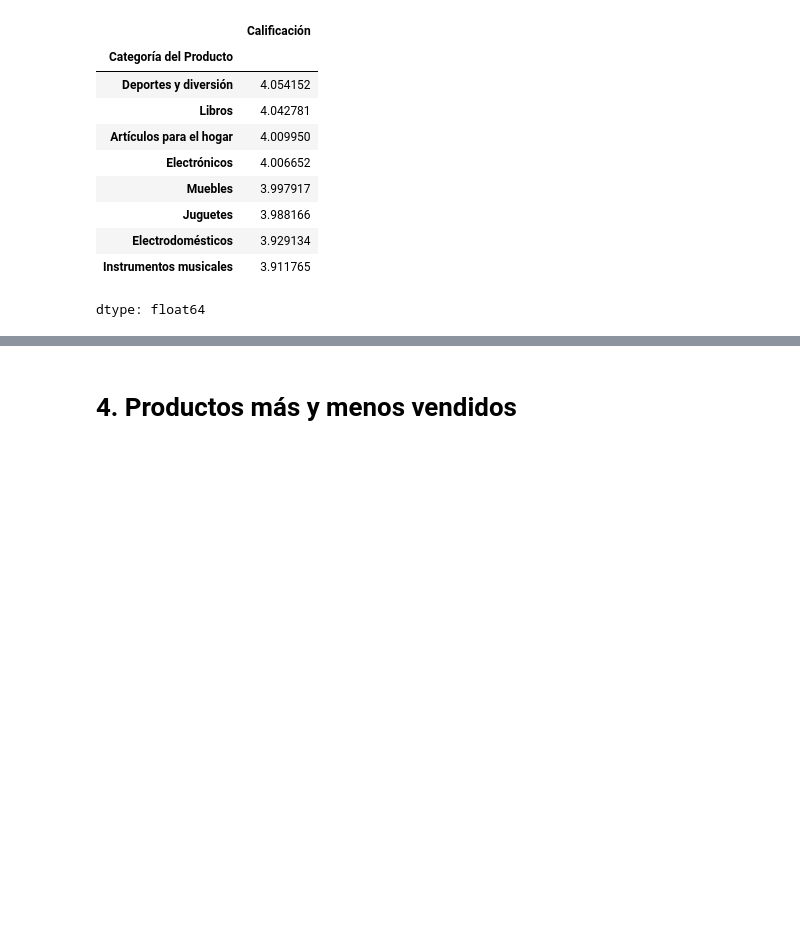
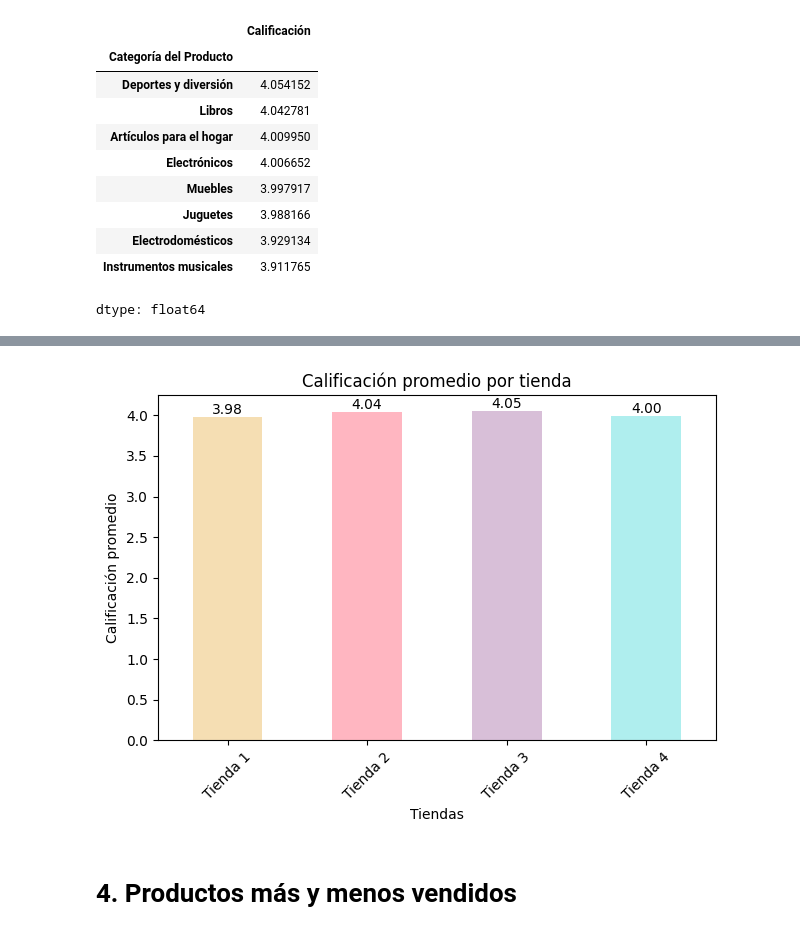
Before and after one commit to ayelar/challenge-alura-store, a Jupyter notebook: AluraStoreLatam.ipynb, the cells around one changed output, grey strips where cells are left out. Cells and saved outputs as stored; diff of their text form; code cells hidden in the pictures; blank space fills up the shorter version.

```diff
--- a/AluraStoreLatam.ipynb
+++ b/AluraStoreLatam.ipynb
@@ -355,7 +356,8 @@ dtype: float64
 # %% [markdown]
 ### **Calificacion tienda 2.**
 # %%
-tienda2['Calificación'].mean()
+t2_nota =tienda2['Calificación'].mean()
+t2_nota
 # %% [output]
 np.float64(4.037303942348453)
 # %%
@@ -376,7 +378,8 @@ dtype: float64
 # %% [markdown]
 ### **Calificacion tienda 3.**
 # %%
-tienda3['Calificación'].mean()
+t3_nota = tienda3['Calificación'].mean()
+t3_nota
 # %% [output]
 np.float64(4.048325561678677)
 # %%
@@ -397,7 +400,8 @@ dtype: float64
 # %% [markdown]
 ### **Calificacion tienda 4.**
 # %%
-tienda4['Calificación'].mean()
+t4_nota = tienda4['Calificación'].mean()
+t4_nota
 # %% [output]
 np.float64(3.9957591178965224)
 # %%
@@ -417,0 +424,6 @@ dtype: float64
+# %%
+df_notas = pd.DataFrame({
+    'Tienda': ['Tienda 1', 'Tienda 2', 'Tienda 3', 'Tienda 4'],
+    'Calificación promedio': [t1_nota, t2_nota,t3_nota, t4_nota]
+})
+df_notas
@@ -418,3 +436,34 @@ dtype: float64
+# %%
+ax = df_notas.plot(
+    kind='bar',
+    x='Tienda',
+    y='Calificación promedio',
+    legend=False,
+    color=['wheat','lightpink','thistle','paleturquoise']
+)
+
+ax.set_title('Calificación promedio por tienda')
+ax.set_ylabel('Calificación promedio')
+ax.set_xlabel('Tiendas')
+ax.set_xticklabels(ax.get_xticklabels(), rotation=45)
+
+# Agregar etiquetas de valor
+for barra in ax.patches:
+    altura = barra.get_height()
+    x = barra.get_x() + barra.get_width() / 2
+
+    ax.text(
+        x,
+        altura,
+        f'{altura:.2f}',   # una cifra decimal
+        ha='center',
+        va='bottom'
+    )
+
+plt.tight_layout()
+plt.show()
+# %% [output]
+[figure, added]
 # %% [markdown]
 # 4. Productos más y menos vendidos
 # %% [markdown]
```
Also changed, not shown: parts of 5 cells of this notebook.
